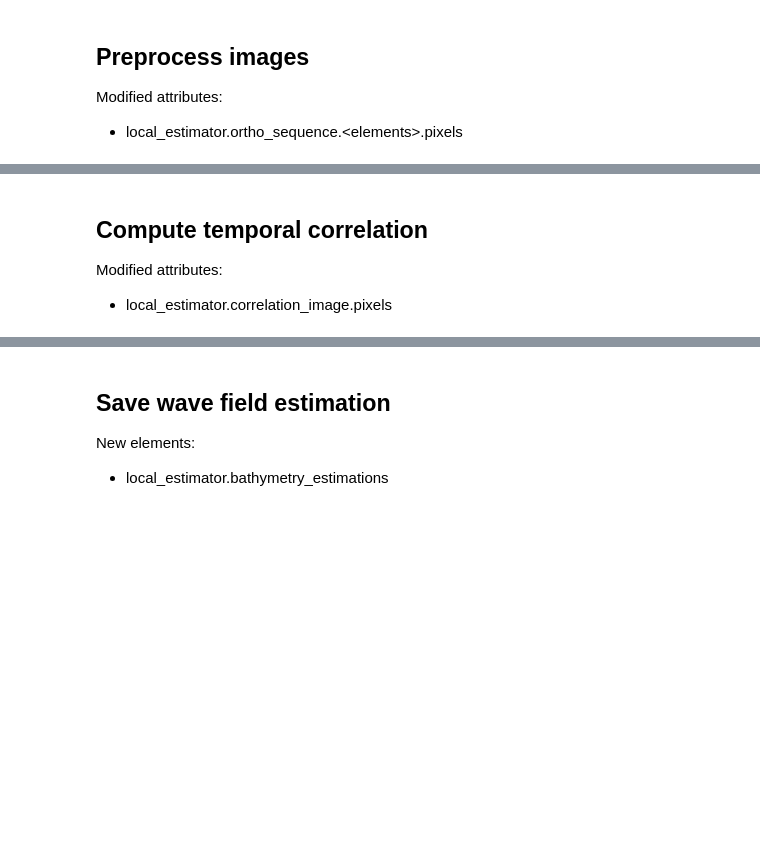
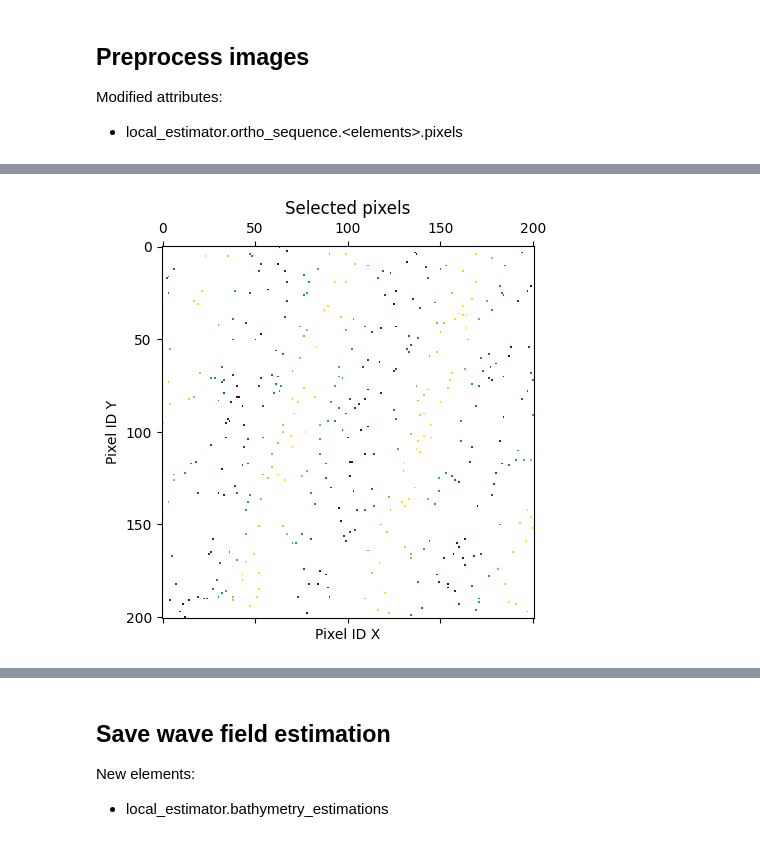
Before and after one commit to cadauxe/S2Shores, a Jupyter notebook: notebooks/temporal_correlation.ipynb, the cells around one changed output, grey strips where cells are left out. Saved outputs shown, nothing was run; the diff lists cells and outputs as text; code cells hidden in the pictures; blank space fills up the shorter version.

Commit message:
Notebook for temporal correlation

```diff
--- a/notebooks/temporal_correlation.ipynb
+++ b/notebooks/temporal_correlation.ipynb
@@ -122,14 +141,15 @@ if not local_estimator.can_estimate_bathy():
 # %% [markdown]
 ## Center point is out
 # %%
-from s2shores.waves_exceptions import SequenceImagesError, CorrelationComputationError
+if False:
+    local_estimator.center_pt_is_out()
+else:
+    merge_array = np.dstack([image.pixels for image in ortho_sequence])
+    shape_y, shape_x = ortho_sequence.shape
+    ts_mean = np.mean(merge_array[shape_y // 2, shape_x // 2, :])
 
-merge_array = np.dstack([image.pixels for image in ortho_sequence])
-shape_y, shape_x = ortho_sequence.shape
-ts_mean = np.mean(merge_array[shape_y // 2, shape_x // 2, :])
-
-if not(np.isfinite(ts_mean)) or ts_mean == 0:
-    raise SequenceImagesError('Window center pixel is out of border or has a 0 mean.')
+    if not(np.isfinite(ts_mean)) or ts_mean == 0:
+        raise SequenceImagesError('Window center pixel is out of border or has a 0 mean.')
 # %% [markdown]
 ## Preprocess images
 
@@ -229,6 +184,4 @@ Modified attributes:
 # %%
-from s2shores.generic_utils.signal_filters import butter_bandpass_filter, detrend_signal, filter_median
-
 if False:
     local_estimator.create_sequence_time_series()
 else:
@@ -253,36 +206,37 @@ else:
                                 np.reshape(sampling_positions_y, (1, -1)))
 
     # Extract and detrend Time-series
     if config.TEMPORAL_CORRELATION.TUNING.DETREND_TIME_SERIES == 1:
         try:
             time_series_selec = detrend_signal(local_estimator._time_series[random_indexes, :], axis=1)
         except ValueError as excp:
             raise SequenceImagesError(
                 'Time-series can not be computed because of the presence of nans') from excp
     elif config.TEMPORAL_CORRELATION.TUNING.DETREND_TIME_SERIES == 0:
         time_series_selec = local_estimator._time_series[random_indexes, :]
     else:
         raise ValueError('DETREND_TIME_SERIES parameter must be 0 or 1.')
 
     # BP filtering
     if config.TEMPORAL_CORRELATION.TUNING.FILTER_TIME_SERIES == 1:
         fps = 1 / local_estimator.sampling_period
         local_estimator._time_series = butter_bandpass_filter(
             time_series_selec,
             lowcut_period=config.TEMPORAL_CORRELATION.TUNING.LOWCUT_PERIOD,
             highcut_period=config.TEMPORAL_CORRELATION.TUNING.HIGHCUT_PERIOD,
             sampling_freq=fps,
             axis=1)
     elif config.TEMPORAL_CORRELATION.TUNING.FILTER_TIME_SERIES == 0:
-        time_series = time_series_selec
+        local_estimator._time_series = time_series_selec
     else:
         raise ValueError('FILTER_TIME_SERIES parameter must be 0 or 1.')
 
 
     local_estimator.metrics['detrend_time_series'] = time_series_selec[0, :]
     local_estimator.metrics['filtered_time_series'] = local_estimator._time_series[0, :]
+
+
+local_estimator.build_first_frame_selection_plot()
+plt.show()
+# %% [output]
+[figure, added]
-# %% [markdown]
-## Compute temporal correlation
-
-Modified attributes:
-- local_estimator.correlation_image.pixels
```
Also changed, not shown: parts of 32 cells of this notebook, 6 other files.
